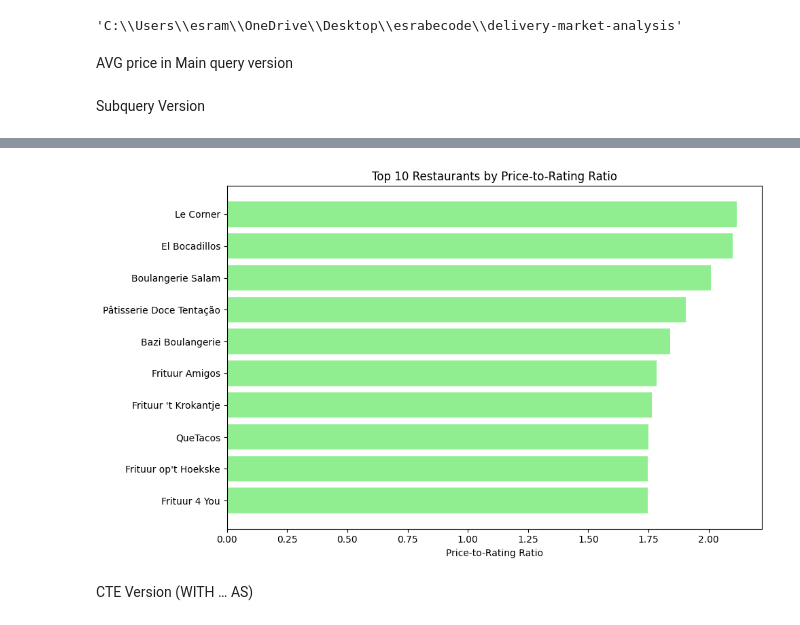
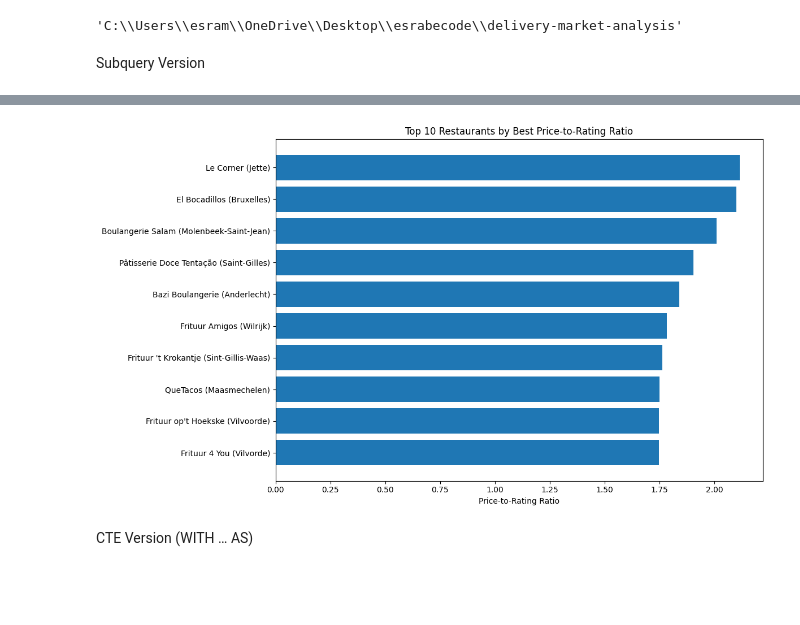
Before and after one commit to esramogulkoc-dev/delivery-market-analysis, a Jupyter notebook: sql/questions/q5.ipynb, the cells around one changed output, grey strips where cells are left out. Saved outputs shown, nothing was run; the diff lists cells and outputs as text; code cells hidden in the pictures; blank space fills up the shorter version.

```diff
--- a/sql/questions/q5.ipynb
+++ b/sql/questions/q5.ipynb
@@ -8,5 +8,3 @@ os.chdir('C:/Users/esram/OneDrive/Desktop/esrabecode/delivery-market-analysis')
 os.getcwd()
 # %% [output]
 'C:\\Users\\esram\\OneDrive\\Desktop\\esrabecode\\delivery-market-analysis'
-# %% [markdown]
-AVG price in Main query version
@@ -76,16 +52,26 @@ top_10
 | 7 | quetacos | QueTacos | Maasmechelen | 5.0 | 157 | 2.50 | 20 | ... |
 | 8 | frituur-opt-hoekske | Frituur op't Hoekske | Vilvoorde | 5.0 | 14 | 3.00 | 20 | ... |
 | 9 | frituur-4-you | Frituur 4 You | Vilvorde | 4.7 | 220 | 0.00 | 20 | ... |
-# %%
-plt.figure(figsize=(10,6))
-plt.barh(top_10['name'], top_10['price_to_rating_ratio'], color='lightgreen')
-plt.xlabel('Price-to-Rating Ratio')
-plt.title('Top 10 Restaurants by Price-to-Rating Ratio')
-plt.gca().invert_yaxis()
-plt.tight_layout()
-plt.show()
-# %% [output]
-[figure, removed]
+# %%
+import matplotlib.pyplot as plt
+
+# Restoran adı + şehir etiketi
+top_10['label'] = top_10['name'] + " (" + top_10['city'] + ")"
+
+plt.figure(figsize=(12, 7))
+
+plt.barh(
+    top_10['label'],
+    top_10['price_to_rating_ratio']
+)
+
+plt.xlabel('Price-to-Rating Ratio')
+plt.title('Top 10 Restaurants by Best Price-to-Rating Ratio')
+plt.gca().invert_yaxis()  # En iyi değer üstte
+plt.tight_layout()
+plt.show()
+# %% [output]
+[figure, added]
 # %% [markdown]
 CTE Version (WITH … AS)
 # %%
```
Also changed, not shown: parts of 1 cell of this notebook, 8 other files.
